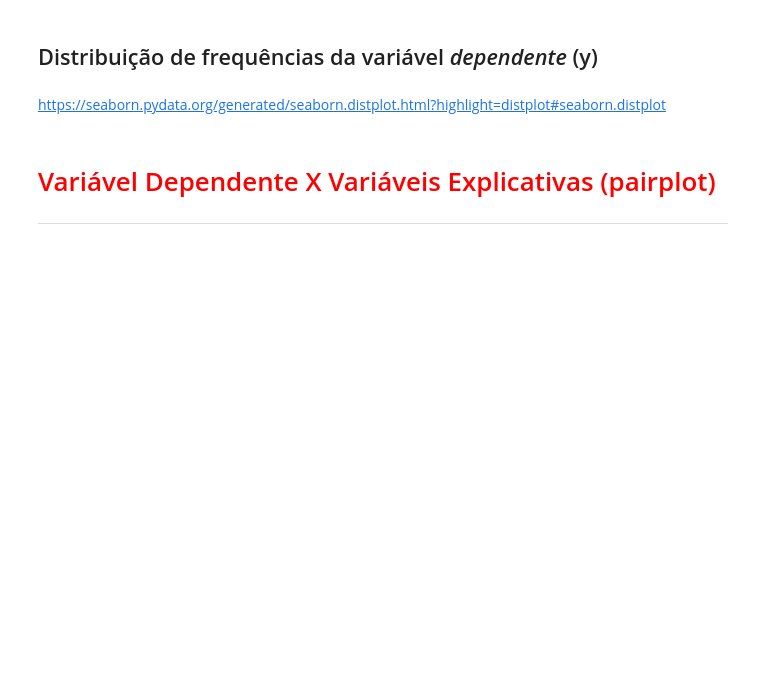
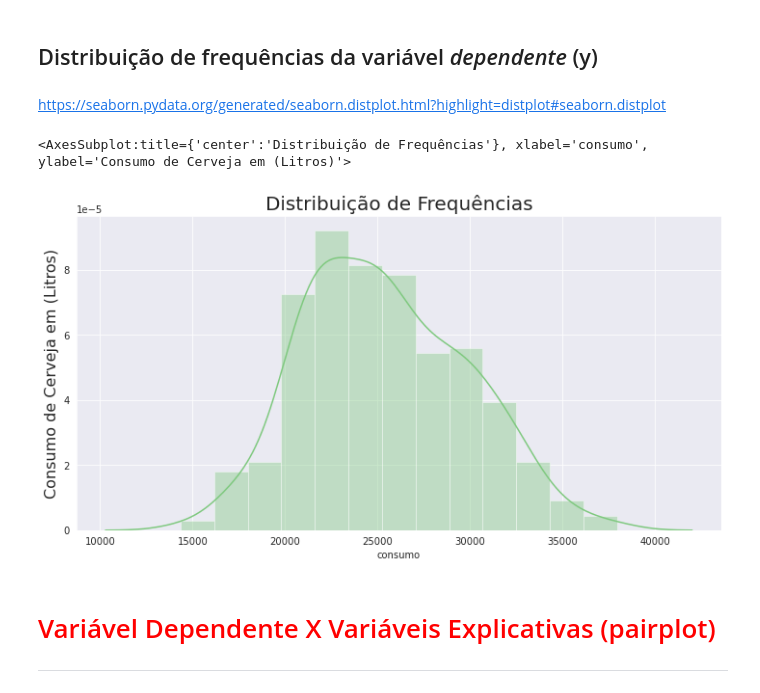
Before and after one commit to caiobarretta/Alura, a Jupyter notebook: Data Science/Formação Data Science/Regressão Linear Testando Relações e Prevendo Resultados/Projeto/Regressão Linear.ipynb, the cells around one changed output. Saved outputs shown, nothing was run; the diff lists cells and outputs as text; code cells hidden in the pictures; blank space fills up the shorter version.

Commit message:
Distribuição de frequências

```diff
--- a/Data Science/Formação Data Science/Regressão Linear Testando Relações e Prevendo Resultados/Projeto/Regressão Linear.ipynb
+++ b/Data Science/Formação Data Science/Regressão Linear Testando Relações e Prevendo Resultados/Projeto/Regressão Linear.ipynb
@@ -196,6 +196,15 @@ ax
 ## Distribuição de frequências da variável *dependente* (y)
 # %% [markdown]
 https://seaborn.pydata.org/generated/seaborn.distplot.html?highlight=distplot#seaborn.distplot
+# %%
+ax = sns.distplot(dados['consumo'])
+ax.figure.set_size_inches(12, 6)
+ax.set_title('Distribuição de Frequências', fontsize=20)
+ax.set_ylabel('Consumo de Cerveja em (Litros)', fontsize=16)
+ax
+# %% [output]
+<AxesSubplot:title={'center':'Distribuição de Frequências'}, xlabel='consumo', ylabel='Consumo de Cerveja em (Litros)'>
+[figure, added]
 # %% [markdown]
 # <font color='red' style='font-size: 30px;'>Variável Dependente X Variáveis Explicativas (pairplot)</font>
 <hr style='border: 2px solid red;'>
```
